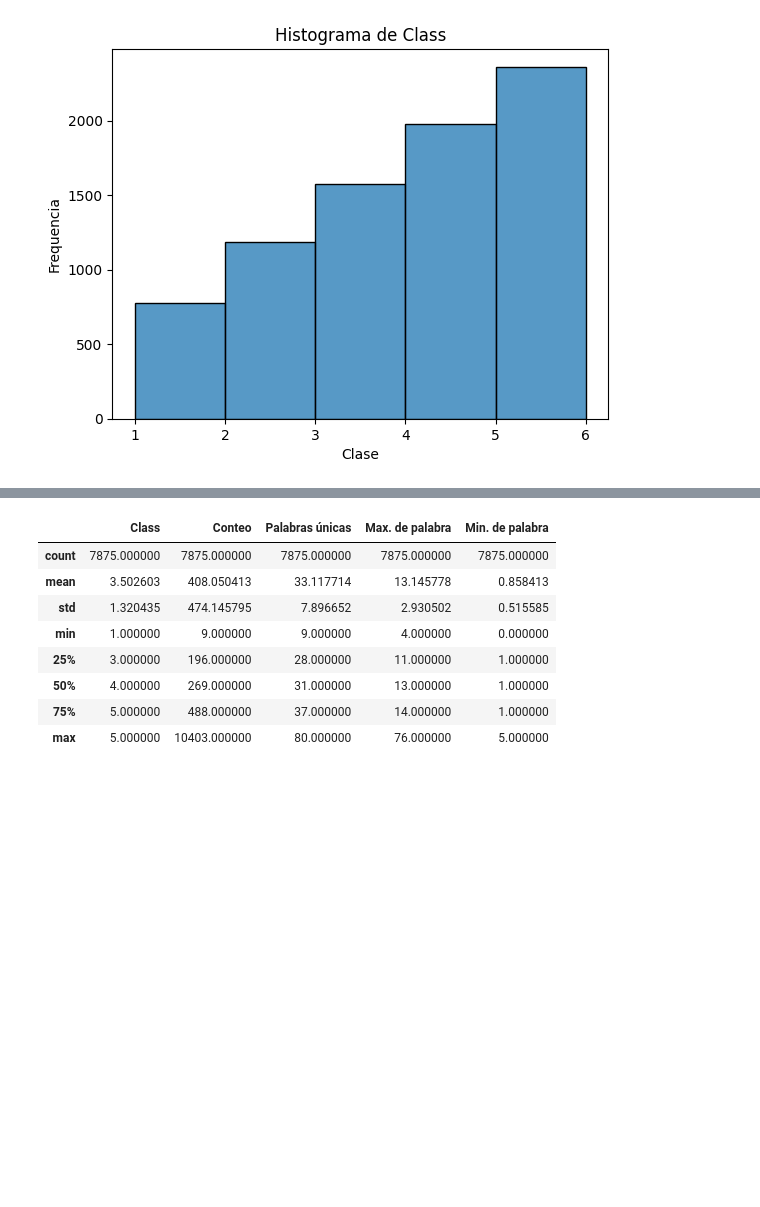
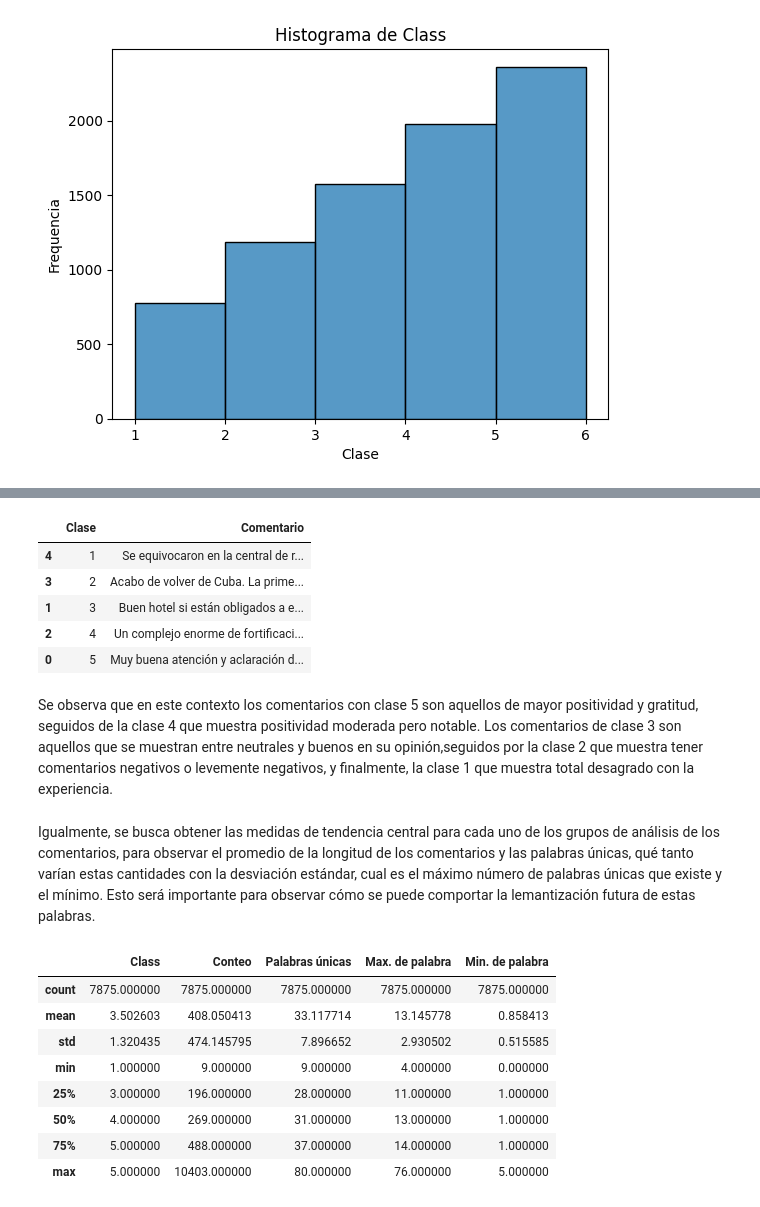
Before and after one commit to BI-202401/Proyecto-1, a Jupyter notebook: proyect1.ipynb, the cells around one changed output, grey strips where cells are left out. Saved outputs shown, nothing was run; the diff lists cells and outputs as text; code cells hidden in the pictures; blank space fills up the shorter version.

```diff
--- a/proyect1.ipynb
+++ b/proyect1.ipynb
@@ -124,3 +140,26 @@ plt.show()
+# %%
+pd.set_option('display.max_colwidth', None)
+
+clases_muestra = df['Class'].unique()
+comentarios_muestra = []
+for clase in clases_muestra:
+    comentario = df[df['Class'] == clase]['Review'].iloc[0]
+    comentarios_muestra.append(comentario)
+tabla_muestra = pd.DataFrame({'Clase': clases_muestra, 'Comentario': comentarios_muestra})
+tabla_muestra.sort_values('Clase', inplace=True)
+
+tabla_muestra
+# %% [output]
+|  | Clase | Comentario |
+| 4 | 1 | Se equivocaron en la central de r... |
+| 3 | 2 | Acabo de volver de Cuba. La prime... |
+| 1 | 3 | Buen hotel si están obligados a e... |
+| 2 | 4 | Un complejo enorme de fortificaci... |
+| 0 | 5 | Muy buena atención y aclaración d... |
+# %% [markdown]
+Se observa que en este contexto los comentarios con clase 5 son aquellos de mayor positividad y gratitud, seguidos de la clase 4 que muestra positividad moderada pero notable. Los comentarios de clase 3 son aquellos que se muestran entre neutrales y buenos en su opinión,seguidos por la clase 2 que muestra tener comentarios negativos o levemente negativos, y finalmente, la clase 1 que muestra total desagrado con la experiencia.
+# %% [markdown]
+Igualmente, se busca obtener las medidas de tendencia central para cada uno de los grupos de análisis de los comentarios, para observar el promedio de la longitud de los comentarios y las palabras únicas, qué tanto varían estas cantidades con la desviación estándar, cual es el máximo número de palabras únicas que existe y el mínimo. Esto será importante para observar cómo se puede comportar la lemantización futura de estas palabras.
 # %%
 textos.describe()
 # %% [output]
```
Also changed, not shown: parts of 47 cells of this notebook.
